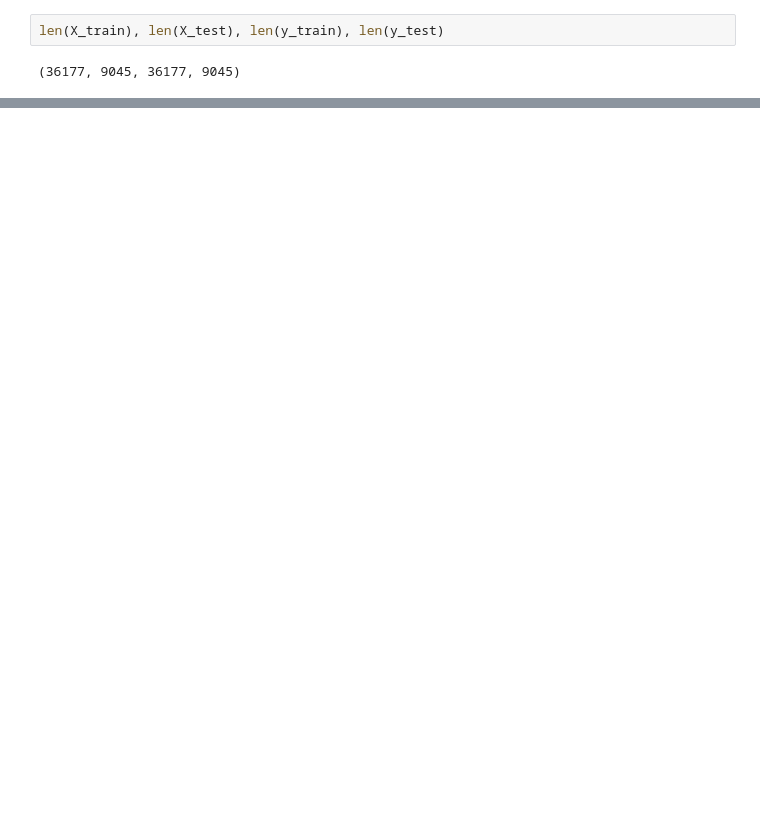
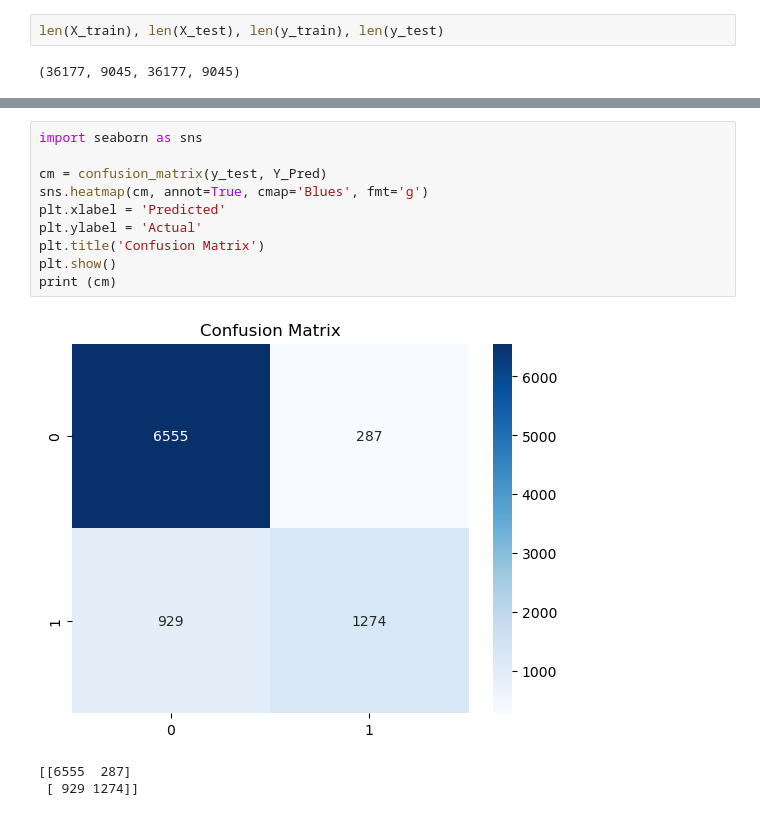
Before and after one commit to vgry5/Predicting-whether-income-exceeds-50K-yr-based-on-census-data, a Jupyter notebook: sol.ipynb, the cells around one changed output, grey strips where cells are left out. Saved outputs shown, nothing was run; the diff lists cells and outputs as text; blank space fills up the shorter version.

```diff
--- a/sol.ipynb
+++ b/sol.ipynb
@@ -353,0 +367,14 @@ weighted avg       0.86      0.87      0.86      9045
+# %%
+import seaborn as sns
+
+cm = confusion_matrix(y_test, Y_Pred)
+sns.heatmap(cm, annot=True, cmap='Blues', fmt='g')
+plt.xlabel = 'Predicted'
+plt.ylabel = 'Actual'
+plt.title('Confusion Matrix')
+plt.show()
+print (cm)
+# %% [output]
+[figure, added]
+[[6555  287]
+ [ 929 1274]]
```
Also changed, not shown: parts of 15 cells of this notebook.
